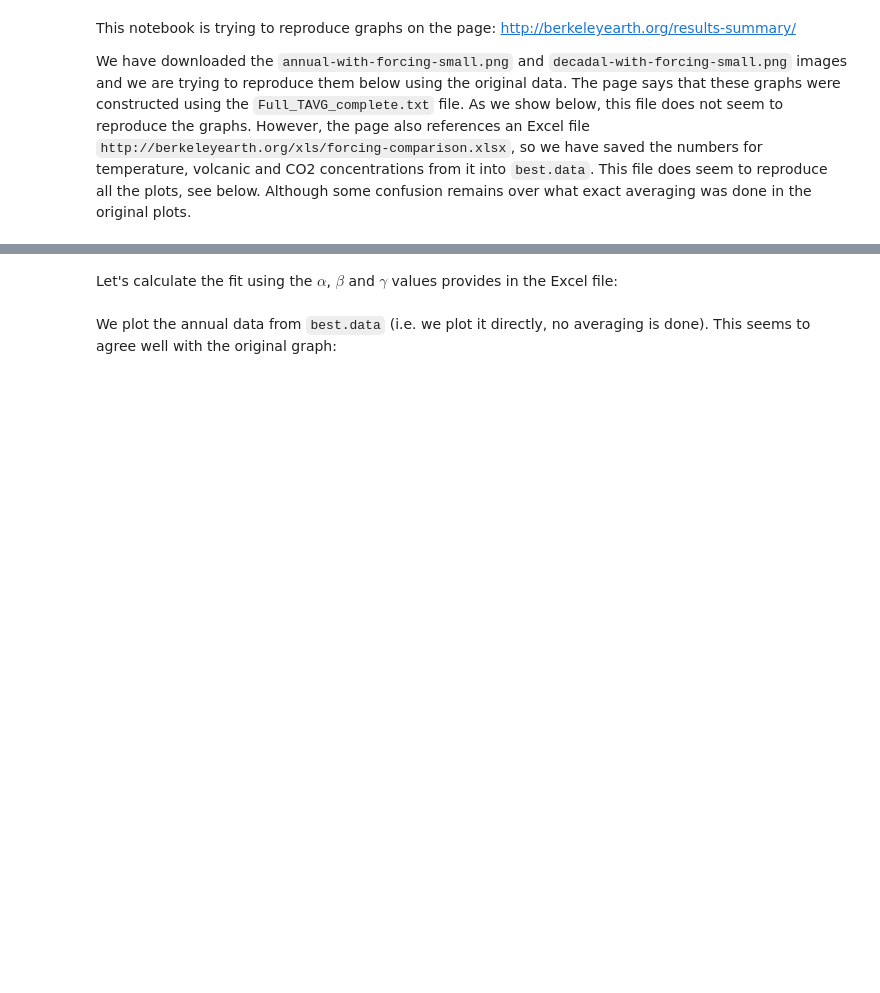
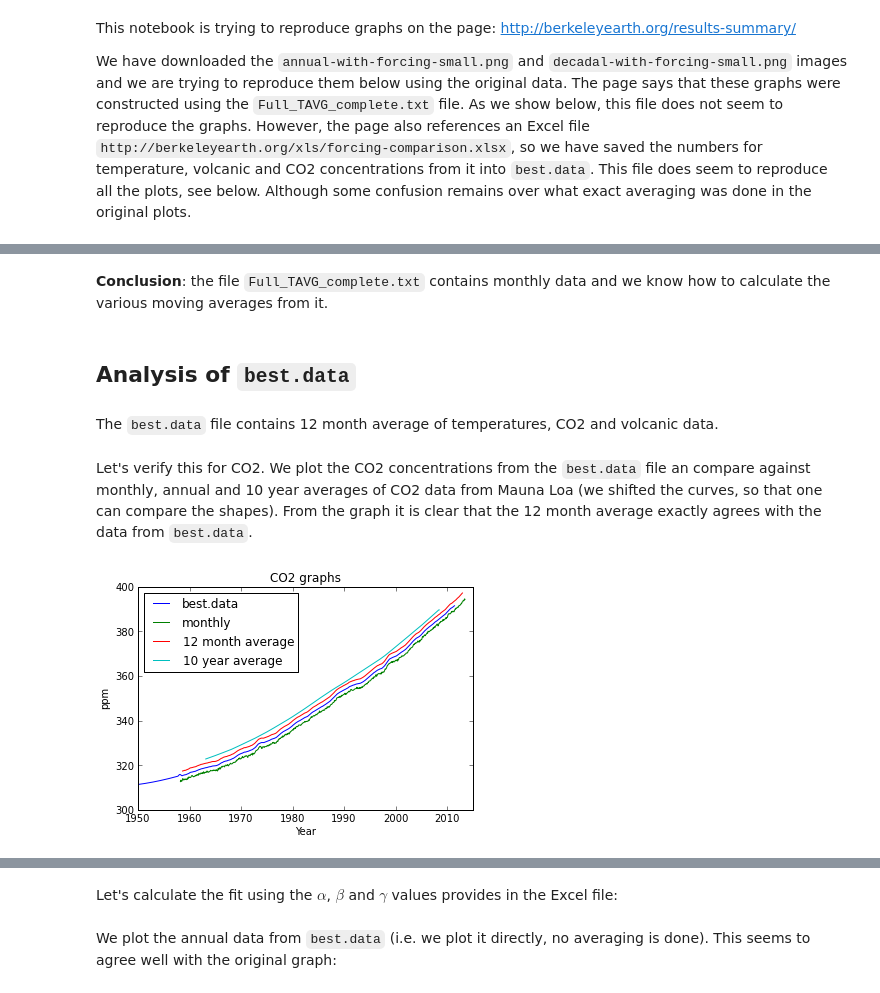
Before and after one commit to certik/climate, a Jupyter notebook: Berkeley fit.ipynb, the cells around one changed output, grey strips where cells are left out. Drawn from its saved outputs; the diff is of its cells as text; code cells hidden in the pictures; blank space fills up the shorter version.

```diff
--- a/Berkeley fit.ipynb
+++ b/Berkeley fit.ipynb
@@ -32,0 +78,6 @@ unc10 = D[:, 9]
+# %% [markdown]
+**Conclusion**: the file `Full_TAVG_complete.txt` contains monthly data and we know how to calculate the various moving averages from it.
+# %% [markdown]
+## Analysis of `best.data`
+# %% [markdown]
+The `best.data` file contains 12 month average of temperatures, CO2 and volcanic data.
@@ -32,0 +92,22 @@ unc10 = D[:, 9]
+# %% [markdown]
+Let's verify this for CO2. We plot the CO2 concentrations
+from the `best.data` file an compare against monthly, annual and 10 year averages of CO2 data from Mauna Loa (we shifted the curves, so that one can compare the shapes).
+From the graph it is clear that the 12 month average exactly agrees with the data from `best.data`.
+# %%
+D = loadtxt("co2_mm_mlo.txt")
+years3 = D[:, 2]
+trend3 = D[:, 5]
+
+CO2 = exp(log_CO2) * 277.3 # We convert from log CO2
+plot(years, CO2, label="best.data")
+plot(years3, trend3-2, label="monthly")
+plot(years3, month_to_year(trend3)+2, label="12 month average")
+plot(years3, month_to_10years(trend3)+4, label="10 year average")
+xlim([1950, 2015])
+ylim([300, 400])
+title("CO2 graphs")
+xlabel("Year")
+ylabel("ppm")
+legend(loc="upper left");
+# %% [output]
+[figure, added]
```
Also changed, not shown: parts of 28 cells of this notebook.
